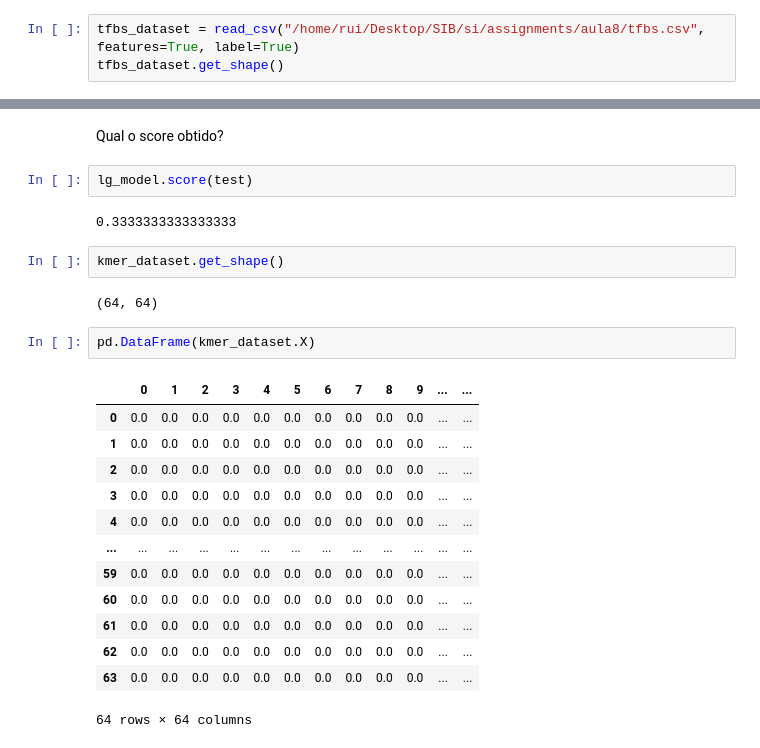
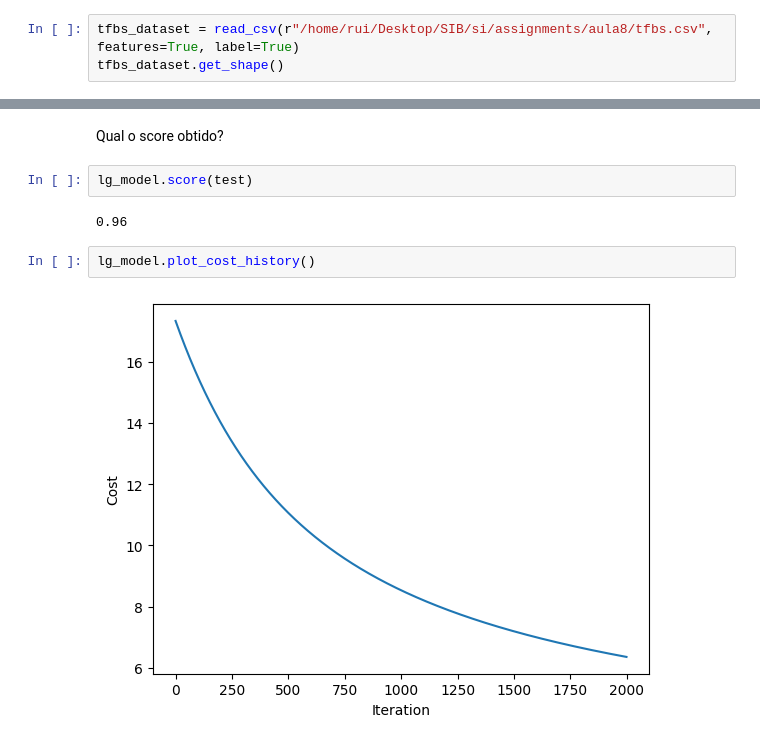
Before and after one commit to ruigomesbioinf/si, a Jupyter notebook: assignments/aula8/test_feature_extraction.ipynb, the cells around one changed output, grey strips where cells are left out. Cells and saved outputs as stored; diff of their text form.

```diff
--- a/assignments/aula8/test_feature_extraction.ipynb
+++ b/assignments/aula8/test_feature_extraction.ipynb
@@ -12,7 +14,7 @@ import pandas as pd
 # %% [markdown]
 Usa o dataset tfbs.csv. Inspeciona o conteúdo do dataset.
 # %%
-tfbs_dataset = read_csv("/home/rui/Desktop/SIB/si/assignments/aula8/tfbs.csv", features=True, label=True)
+tfbs_dataset = read_csv(r"/home/rui/Desktop/SIB/si/assignments/aula8/tfbs.csv", features=True, label=True)
 tfbs_dataset.get_shape()
 # %% [output]
 (2000, 1)
@@ -43,24 +46,8 @@ Qual o score obtido?
 # %%
 lg_model.score(test)
 # %% [output]
-0.3333333333333333
+0.96
-# %%
-kmer_dataset.get_shape()
-# %% [output]
-(64, 64)
-# %%
-pd.DataFrame(kmer_dataset.X)
-# %% [output]
-|  | 0 | 1 | 2 | 3 | 4 | 5 | 6 | 7 | 8 | 9 | ... | ... |
-| 0 | 0.0 | 0.0 | 0.0 | 0.0 | 0.0 | 0.0 | 0.0 | 0.0 | 0.0 | 0.0 | ... | ... |
-| 1 | 0.0 | 0.0 | 0.0 | 0.0 | 0.0 | 0.0 | 0.0 | 0.0 | 0.0 | 0.0 | ... | ... |
-| 2 | 0.0 | 0.0 | 0.0 | 0.0 | 0.0 | 0.0 | 0.0 | 0.0 | 0.0 | 0.0 | ... | ... |
-| 3 | 0.0 | 0.0 | 0.0 | 0.0 | 0.0 | 0.0 | 0.0 | 0.0 | 0.0 | 0.0 | ... | ... |
-| 4 | 0.0 | 0.0 | 0.0 | 0.0 | 0.0 | 0.0 | 0.0 | 0.0 | 0.0 | 0.0 | ... | ... |
-| ... | ... | ... | ... | ... | ... | ... | ... | ... | ... | ... | ... | ... |
-| 59 | 0.0 | 0.0 | 0.0 | 0.0 | 0.0 | 0.0 | 0.0 | 0.0 | 0.0 | 0.0 | ... | ... |
-| 60 | 0.0 | 0.0 | 0.0 | 0.0 | 0.0 | 0.0 | 0.0 | 0.0 | 0.0 | 0.0 | ... | ... |
-| 61 | 0.0 | 0.0 | 0.0 | 0.0 | 0.0 | 0.0 | 0.0 | 0.0 | 0.0 | 0.0 | ... | ... |
-| 62 | 0.0 | 0.0 | 0.0 | 0.0 | 0.0 | 0.0 | 0.0 | 0.0 | 0.0 | 0.0 | ... | ... |
-| 63 | 0.0 | 0.0 | 0.0 | 0.0 | 0.0 | 0.0 | 0.0 | 0.0 | 0.0 | 0.0 | ... | ... |
-64 rows × 64 columns
+# %%
+lg_model.plot_cost_history()
+# %% [output]
+[figure, added]
```
Also changed, not shown: parts of 13 cells of this notebook.
